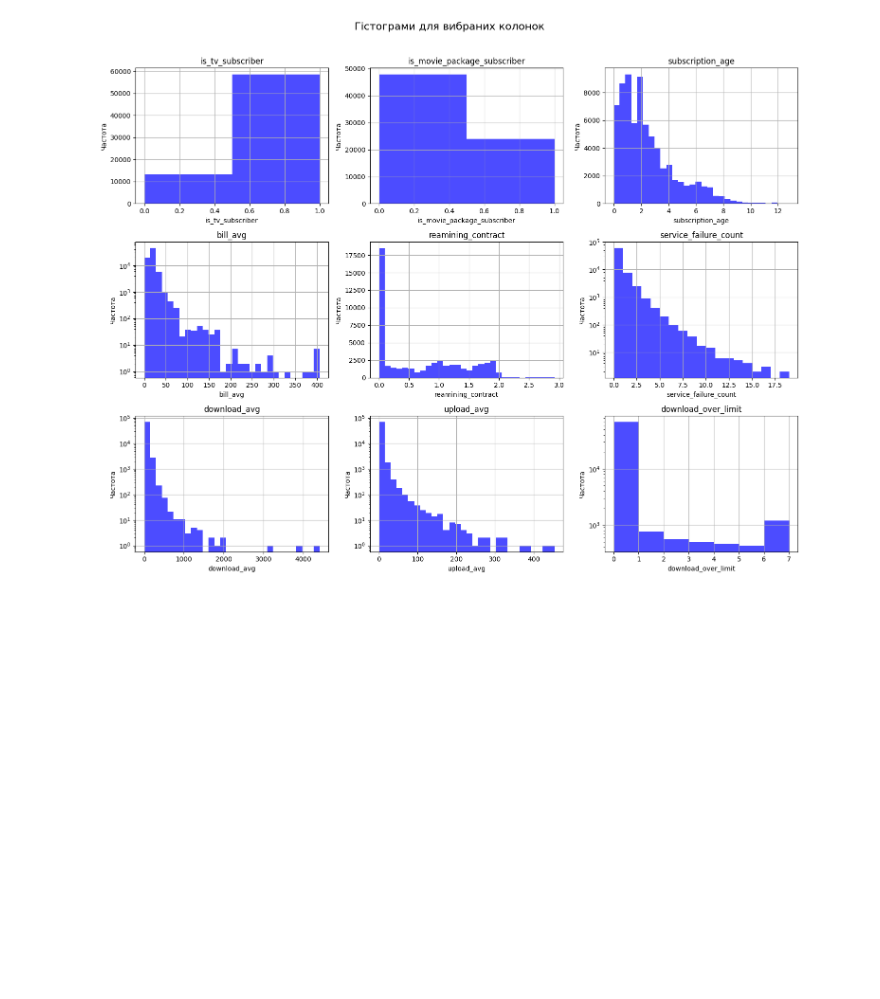
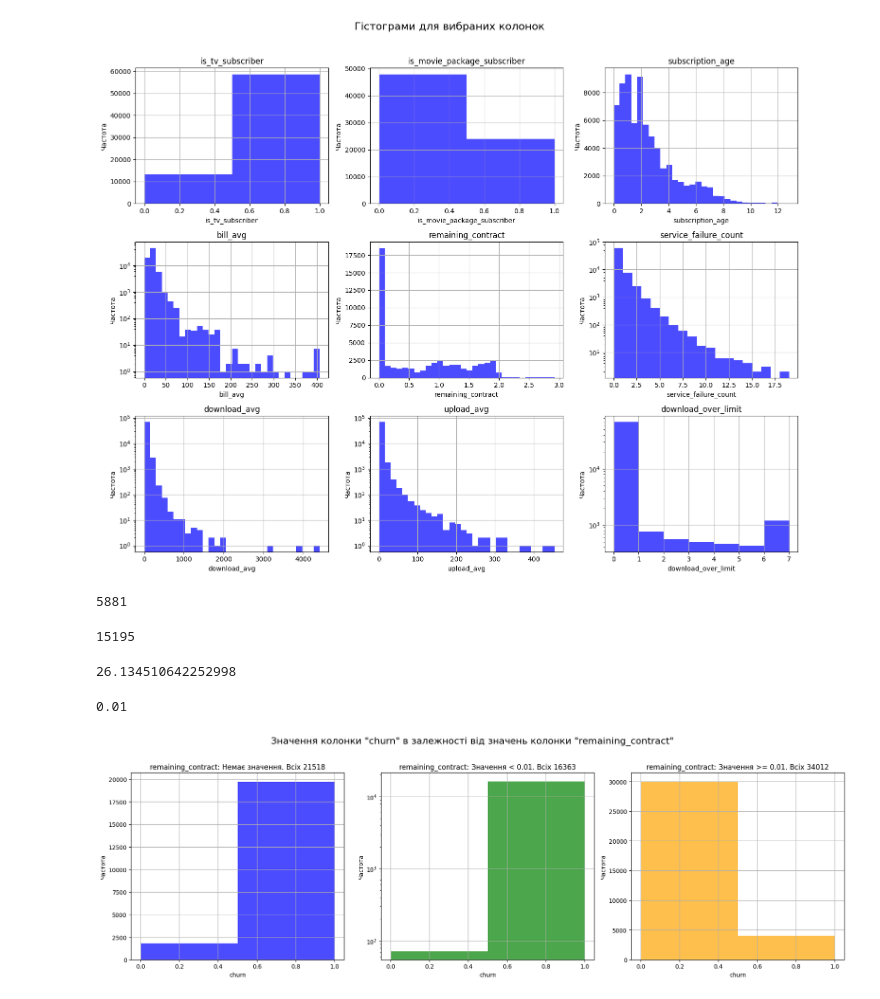
Before and after one commit to AndriiLi/project1_group2, a Jupyter notebook: clean_data.ipynb, the cells around one changed output. Saved outputs shown, nothing was run; the diff lists cells and outputs as text; code cells hidden in the pictures; blank space fills up the shorter version.

Commit message:
more plots. analysis remaining_contract

```diff
--- a/clean_data.ipynb
+++ b/clean_data.ipynb
@@ -22,6 +22,8 @@ df.head
 72273           0.0         0.0                    0      1
 
 [72274 rows x 11 columns]>
+# %%
+df.rename(columns={'reamining_contract': 'remaining_contract'}, inplace=True)
 # %%
 df.shape
 # %% [output]
@@ -148,3 +165,65 @@ plt.tight_layout(rect=[0, 0, 1, 0.96])
 plt.show()
 # %% [output]
 [figure]
+# %%
+filtered_df = df[(df['download_avg'] == 0) & (df['upload_avg'] == 0)]
+missing_values_count = filtered_df['remaining_contract'].isna().sum()
+missing_values_count
+# %% [output]
+5881
+# %%
+
+filtered_df = df[(df['download_avg'] != 0) & (df['upload_avg'] != 0)]
+missing_values_count = filtered_df['remaining_contract'].isna().sum()
+missing_values_count
+# %% [output]
+15195
+# %%
+filtered_df = df[df['remaining_contract'].isna()]
+filtered_df['download_avg'].mean()
+# %% [output]
+26.134510642252998
+# %%
+# Фільтрація значень, які не дорівнюють нулю і не є NaN
+non_zero_values = df['remaining_contract'][df['remaining_contract'] != 0].dropna()
+
+# Знаходження найменшого значення
+non_zero_values.min()
+# %% [output]
+0.01
+# %%
+# Створення фігури та підграфіків (1 рядок, 3 стовпці)
+fig, axes = plt.subplots(1, 3, figsize=(18, 6))
+fig.suptitle('Значення колонки "churn" в залежності від значень колонки "remaining_contract"', fontsize=16)
+
+# Графік 1: Значення в колонці "churn", де в колонці "remaining_contract" немає значення
+axes[0].hist(df[df['remaining_contract'].isna()]['churn'].dropna(), bins=2, color='blue', alpha=0.7)
+axes[0].set_title('remaining_contract: Немає значення. Всіх '+str(df[df['remaining_contract'].isna()].shape[0]))
+axes[0].set_xlabel('churn')
+axes[0].set_ylabel('Частота')
+axes[0].grid(True)
+
+# Графік 2: Значення в колонці "churn", де в колонці "remaining_contract" дорівнює 0
+axes[1].hist(df[df['remaining_contract'] < 0.01]['churn'].dropna(), bins=2, color='green', alpha=0.7)
+axes[1].set_title('remaining_contract: Значення < 0.01. Всіх '+str(df[df["remaining_contract"]<0.01].shape[0]))
+axes[1].set_xlabel('churn')
+axes[1].set_ylabel('Частота')
+axes[1].grid(True)
+axes[1].set_yscale("log")
+
+# Графік 3: Значення в колонці "churn", де в колонці "remaining_contract" не нуль
+axes[2].hist(df[df['remaining_contract'] >= 0.01]['churn'].dropna(), bins=2, color='orange', alpha=0.7)
+axes[2].set_title('remaining_contract: Значення >= 0.01. Всіх ' + str(df[df["remaining_contract"]>=0.01].shape[0]))
+axes[2].set_xlabel('churn')
+axes[2].set_ylabel('Частота')
+axes[2].grid(True)
+
+# Автоматичне коригування відстаней між підграфіками
+plt.tight_layout(rect=[0, 0, 1, 0.96])
+
+# Відображення фігури
+plt.show()
+
+print ()
+# %% [output]
+[figure, added]
```
Also changed, not shown: parts of 6 cells of this notebook, 1 other file.
